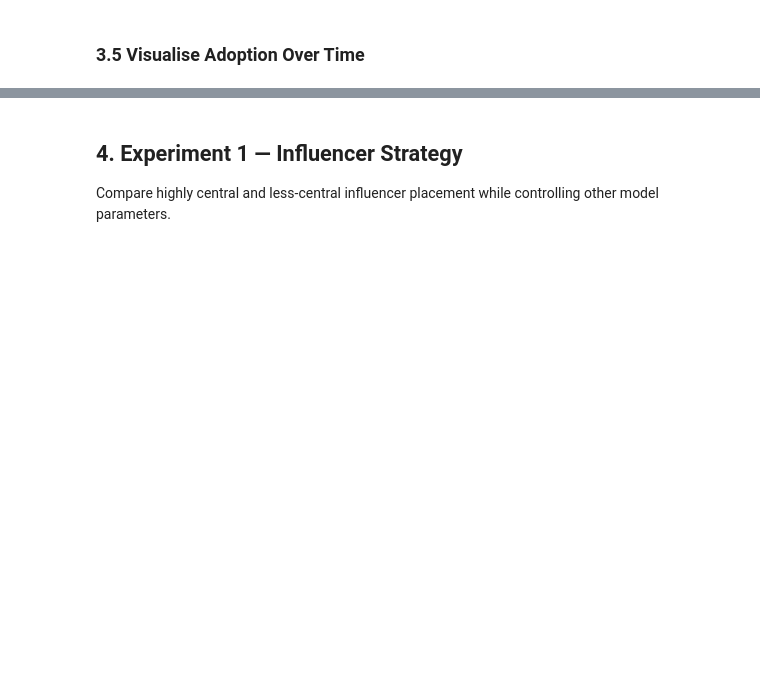
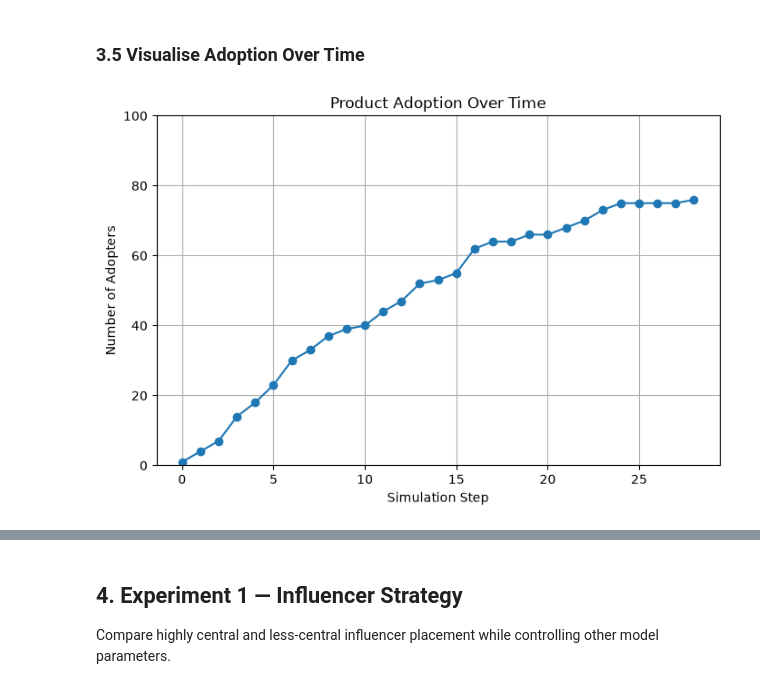
Before and after one commit to tammyweng0/UWA_computational_modelling_project, a Jupyter notebook: notebooks/experiments.ipynb, the cells around one changed output, grey strips where cells are left out. Saved outputs shown, nothing was run; the diff lists cells and outputs as text; code cells hidden in the pictures; blank space fills up the shorter version.

```diff
--- a/notebooks/experiments.ipynb
+++ b/notebooks/experiments.ipynb
@@ -142,5 +145,5 @@ from src.model import (
 NUM_CUSTOMERS = 100
 EDGES_PER_NEW_NODE = 3
 INFLUENCER_STRATEGY = "central"
-SOCIAL_INFLUENCE = 0.5
-MAX_STEPS = 50
+SOCIAL_INFLUENCE = 0
+MAX_STEPS = 28
@@ -239,3 +352,22 @@ Degree 35: 1 customers
 # %% [markdown]
 ### 3.5 Visualise Adoption Over Time
+# %%
+plt.figure(figsize=(8, 5))
+
+plt.plot(
+    range(len(adoption_history)),
+    adoption_history,
+    marker="o"
+)
+
+plt.xlabel("Simulation Step")
+plt.ylabel("Number of Adopters")
+plt.title("Product Adoption Over Time")
+
+plt.ylim(0, NUM_CUSTOMERS)
+plt.grid(True)
+
+plt.show()
+# %% [output]
+[figure, added]
 # %% [markdown]
```
Also changed, not shown: parts of 33 cells of this notebook, 1 other file.
